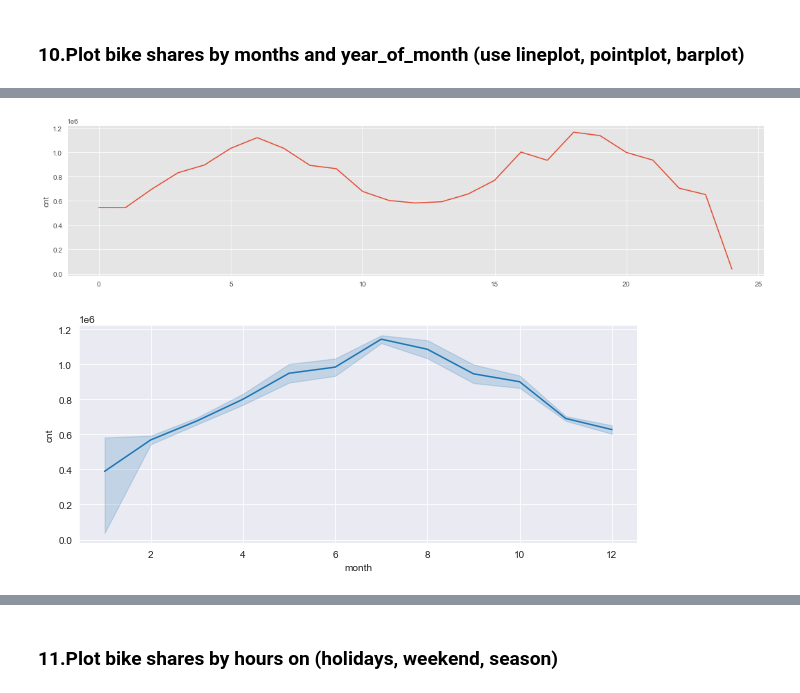
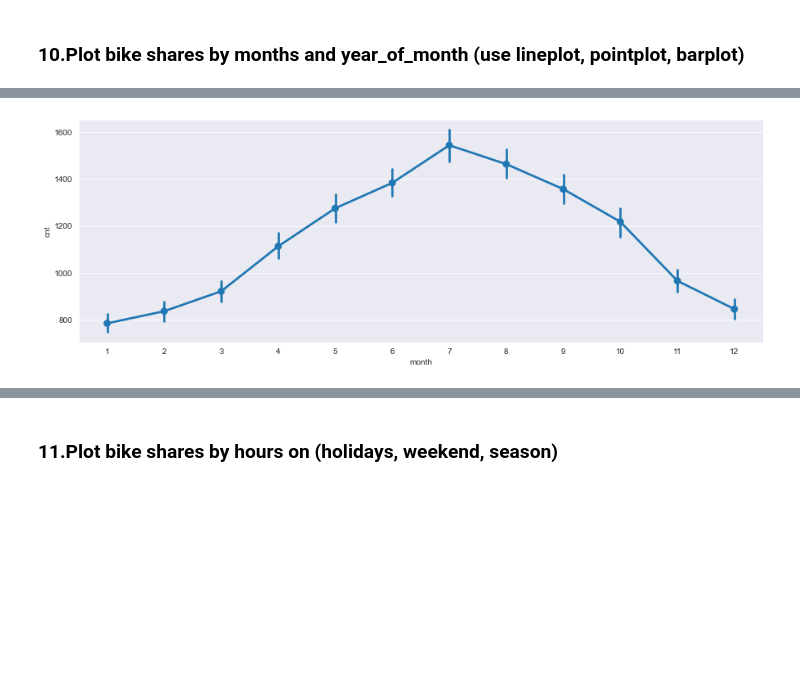
Before and after one commit to Gulayrose/DVwPy, a Jupyter notebook: DV_capstone_student.ipynb, the cells around one changed output, grey strips where cells are left out. Drawn from its saved outputs; the diff is of its cells as text; code cells hidden in the pictures; blank space fills up the shorter version.

```diff
--- a/DV_capstone_student.ipynb
+++ b/DV_capstone_student.ipynb
@@ -131,2 +161,2 @@ sns.countplot(x='weather_code' , data=df);
 # %%
-df.set_index('timestamp').head()
+df.set_index('timestamp',inplace=True)
@@ -206,0 +206,9 @@ df.head()
+# %%
+f = lambda x: x.strftime('%Y-%m') # strftime works with array
+
+df['year_month'] = f(df.index)
+df['year'] = df.index.year  # only apply to array
+df['month'] = df.index.month
+df['day_of_month'] = df.index.day
+df['day_of_week'] = df.index.dayofweek
+df['hour'] = df.index.hour
@@ -207,13 +217,13 @@ df.head()
 # %%
-df['year_month'] = df.timestamp.map(lambda x: x.strftime('%Y-%m')) #istendigi gibi kolon olusturduk
-df['year_month'] = pd.to_datetime(df['year_month']) #bunun da data tipini degistik
-df['year'] = df['timestamp'].dt.year #aslinda yukardakini oyle istedikleri
+#df['year_month'] = df.timestamp.map(lambda x: x.strftime('%Y-%m')) #istendigi gibi kolon olusturduk
+#df['year_month'] = pd.to_datetime(df['year_month']) #bunun da data tipini degistik
+#df['year'] = df['timestamp'].dt.year #aslinda yukardakini oyle istedikleri
 #o sekilde yaptim, eger bunun gibi dt.xxx
 #seklinde yaparsak direkt data tipi int olarak geliyo onun icin geri kalanini da:
-df['month'] = df['timestamp'].dt.month
-df['day_of_month'] = df['timestamp'].dt.day
-df['day_of_week'] = df['timestamp'].dt.weekday
-df['hour'] = df['timestamp'].dt.hour
+#df['month'] = df['timestamp'].dt.month
+#df['day_of_month'] = df['timestamp'].dt.day
+#df['day_of_week'] = df['timestamp'].dt.weekday
+#df['hour'] = df['timestamp'].dt.hour
 # %%
 df.head(1)
 # %% [output]
@@ -222,2 +232,0 @@ df.head(1)
-# %%
-df.set_index('timestamp').head()
@@ -298,6 +381,6 @@ sns.lineplot(x=f_sum.reset_index().index, y=f_sum.cnt);
 # %%
-
-plt.figure(figsize=(18,4))
-sns.lineplot(x=f_sum.reset_index().index, y=f_sum.cnt);
+# with pointplot
+plt.figure(figsize=(15, 5))
+sns.pointplot(x="month", y ="cnt", data=df);
 # %% [output]
-[figure, old version]
+[figure, new version]
@@ -306,5 +386,0 @@ sns.lineplot(x=f_sum.reset_index().index, y=f_sum.cnt);
-# %%
-plt.figure(figsize=(10,4))
-sns.lineplot(y=f_sum.cnt , x=f_sum["month"]);
-# %% [output]
-[figure, removed]
```
Also changed, not shown: parts of 70 cells of this notebook.
